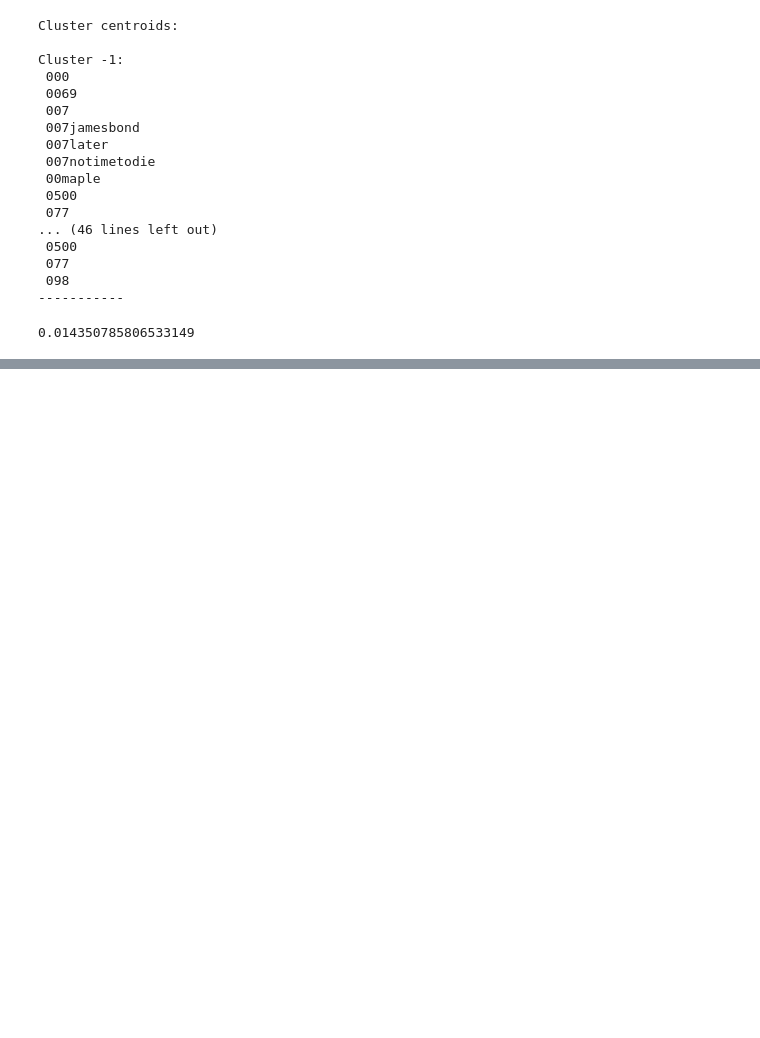
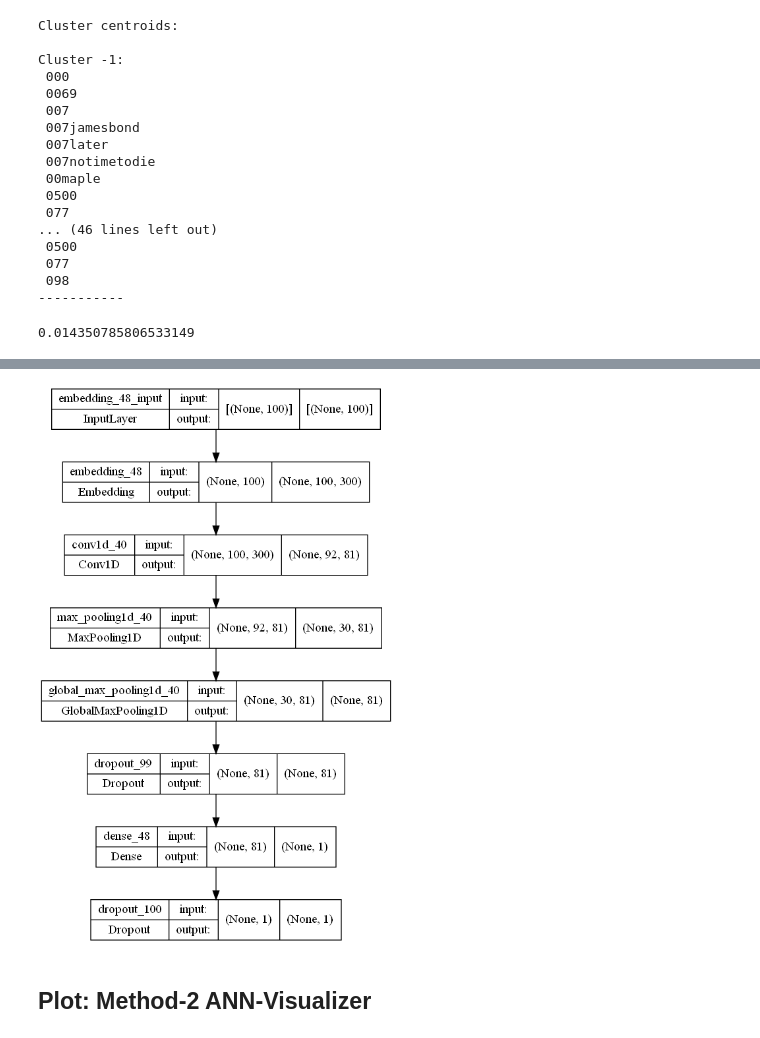
Before and after one commit to AmrShakhshirUDE/opinionMining, a Jupyter notebook: mastergLove.ipynb, the cells around one changed output, grey strips where cells are left out. Saved outputs shown, nothing was run; the diff lists cells and outputs as text; code cells hidden in the pictures; blank space fills up the shorter version.

```diff
--- a/mastergLove.ipynb
+++ b/mastergLove.ipynb
@@ -1042,0 +1019,7 @@ silhouette_score(xTf, labels=dbClus.fit_predict(xTf))
+# %%
+#show nodes
+plot_model(cnnGlove,to_file='modelNodes.png',show_shapes=True)
+# %% [output]
+[figure, added]
+# %% [markdown]
+## Plot: Method-2 ANN-Visualizer
```
Also changed, not shown: parts of 11 cells of this notebook.
